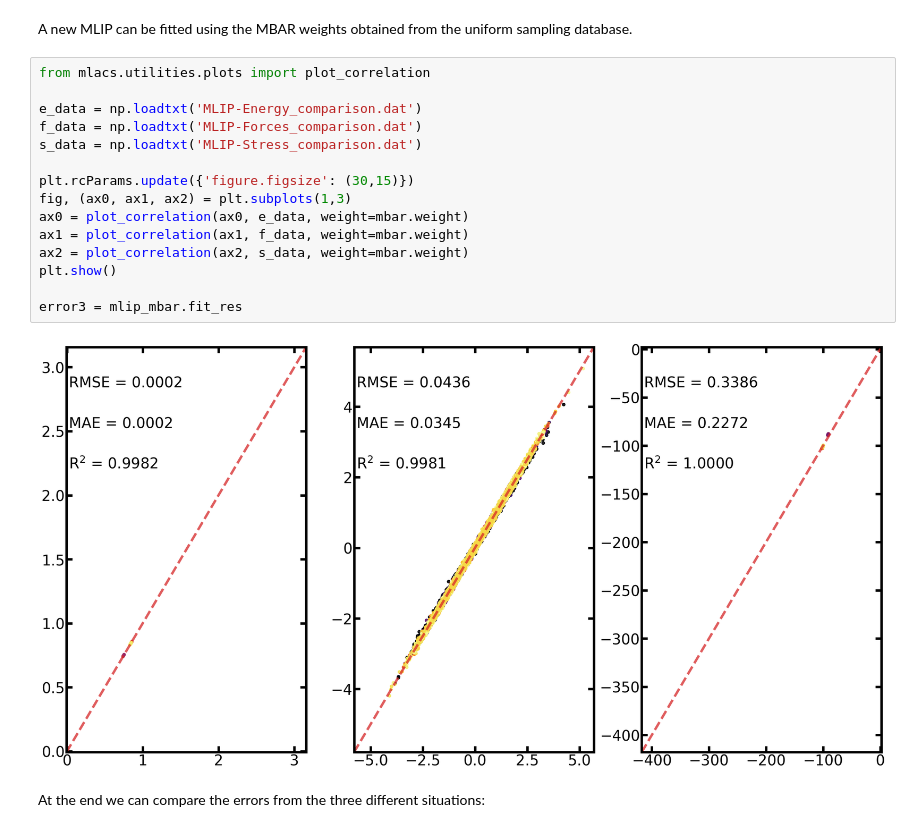
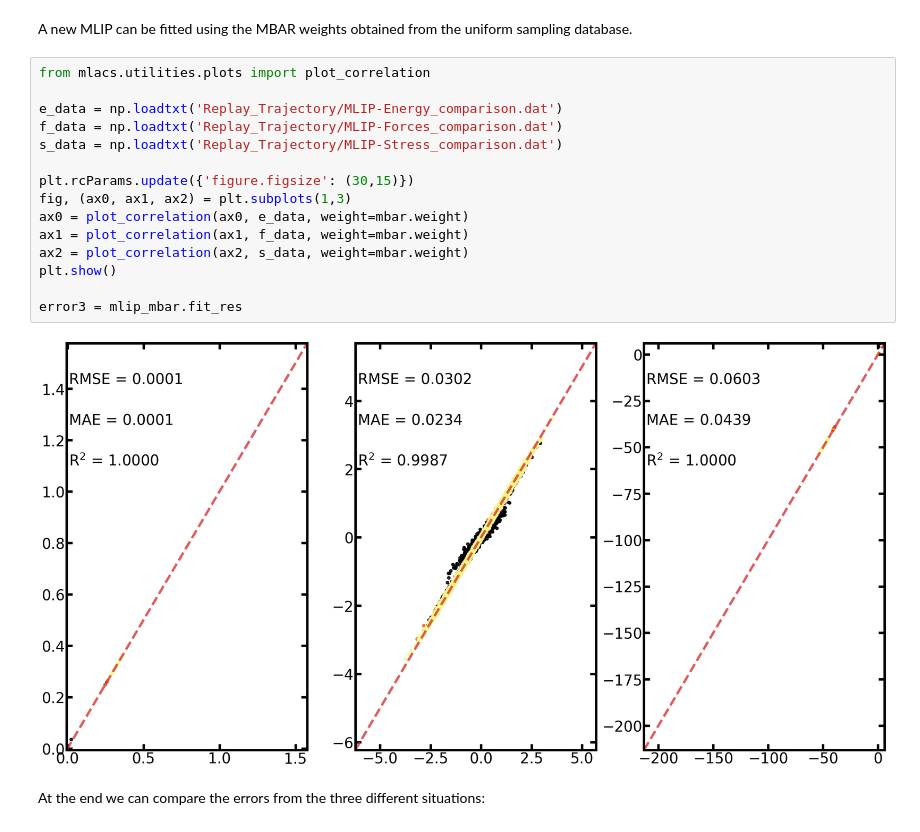
Before and after one commit to mlacs-developers/mlacs, a Jupyter notebook: tutorials/Mlacs/2_multistate_mbar/OtfMlacs_tuto2.ipynb, the cells around one changed output. Cells and saved outputs as stored; diff of their text form.

```diff
--- a/tutorials/Mlacs/2_multistate_mbar/OtfMlacs_tuto2.ipynb
+++ b/tutorials/Mlacs/2_multistate_mbar/OtfMlacs_tuto2.ipynb
@@ -280,20 +283,20 @@ A new MLIP can be fitted using the MBAR weights obtained from the uniform sampli
 # %%
 from mlacs.utilities.plots import plot_correlation
 
-e_data = np.loadtxt('MLIP-Energy_comparison.dat')
-f_data = np.loadtxt('MLIP-Forces_comparison.dat')
-s_data = np.loadtxt('MLIP-Stress_comparison.dat')
+e_data = np.loadtxt('Replay_Trajectory/MLIP-Energy_comparison.dat')
+f_data = np.loadtxt('Replay_Trajectory/MLIP-Forces_comparison.dat')
+s_data = np.loadtxt('Replay_Trajectory/MLIP-Stress_comparison.dat')
 
 plt.rcParams.update({'figure.figsize': (30,15)})
 fig, (ax0, ax1, ax2) = plt.subplots(1,3)
 ax0 = plot_correlation(ax0, e_data, weight=mbar.weight)
 ax1 = plot_correlation(ax1, f_data, weight=mbar.weight)
 ax2 = plot_correlation(ax2, s_data, weight=mbar.weight)
 plt.show()
 
 error3 = mlip_mbar.fit_res
 # %% [output]
-[figure, old version]
+[figure, new version]
 # %% [markdown]
 At the end we can compare the errors from the three different situations:
 # %%
```
Also changed, not shown: parts of 12 cells of this notebook.
